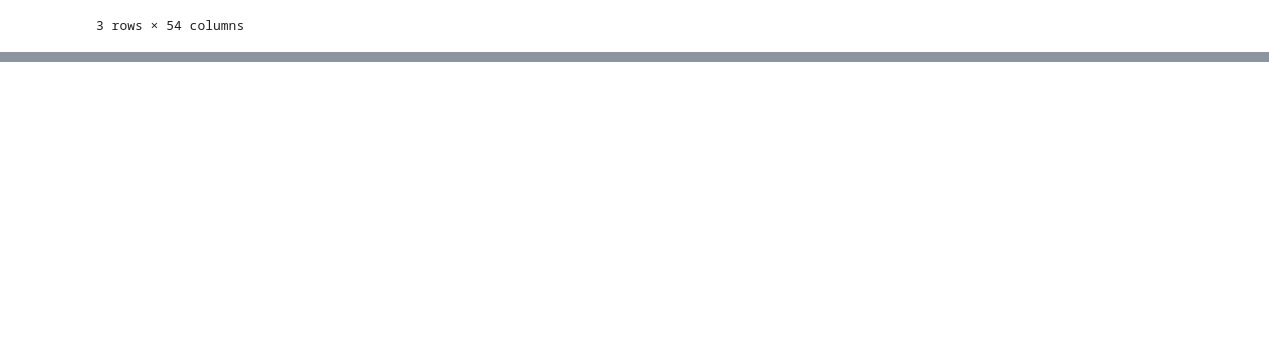
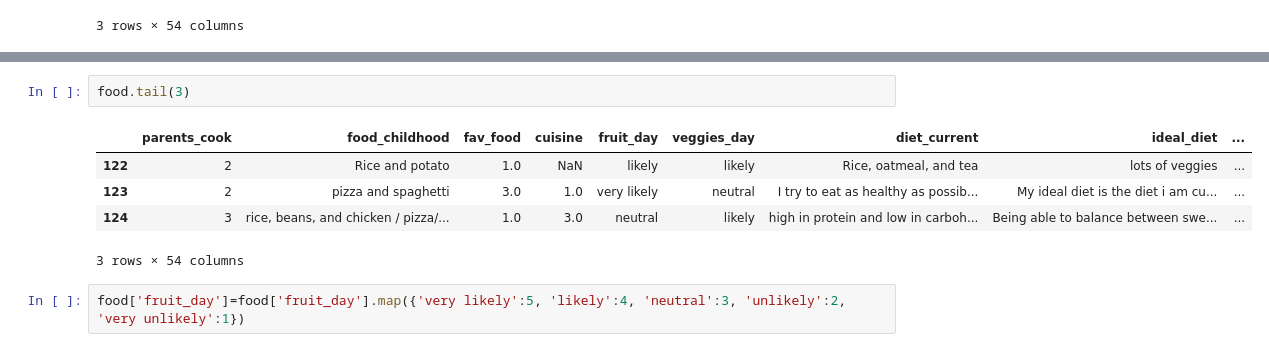
Before and after one commit to bora-pajo/Food, a Jupyter notebook: food.ipynb, the cells around one changed output, grey strips where cells are left out. Drawn from its saved outputs; the diff is of its cells as text; blank space fills up the shorter version.

```diff
--- a/food.ipynb
+++ b/food.ipynb
@@ -54,0 +60,10 @@ food.head(3)
+# %%
+food.tail(3)
+# %% [output]
+|  | parents_cook | food_childhood | fav_food | cuisine | fruit_day | veggies_day | diet_current | ideal_diet | ... |
+| 122 | 2 | Rice and potato | 1.0 | NaN | likely | likely | Rice, oatmeal, and tea | lots of veggies | ... |
+| 123 | 2 | pizza and spaghetti | 3.0 | 1.0 | very likely | neutral | I try to eat as healthy as possib... | My ideal diet is the diet i am cu... | ... |
+| 124 | 3 | rice, beans, and chicken / pizza/... | 1.0 | 3.0 | neutral | likely | high in protein and low in carboh... | Being able to balance between swe... | ... |
+3 rows × 54 columns
+# %%
+food['fruit_day']=food['fruit_day'].map({'very likely':5, 'likely':4, 'neutral':3, 'unlikely':2, 'very unlikely':1})
```
Also changed, not shown: parts of 47 cells of this notebook.
